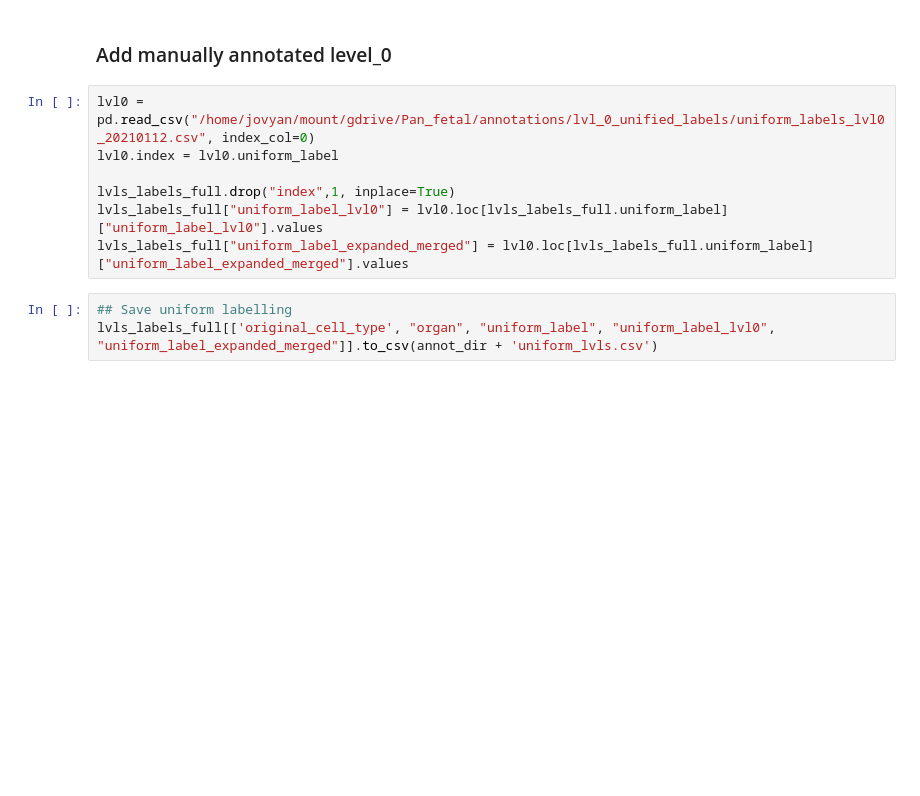
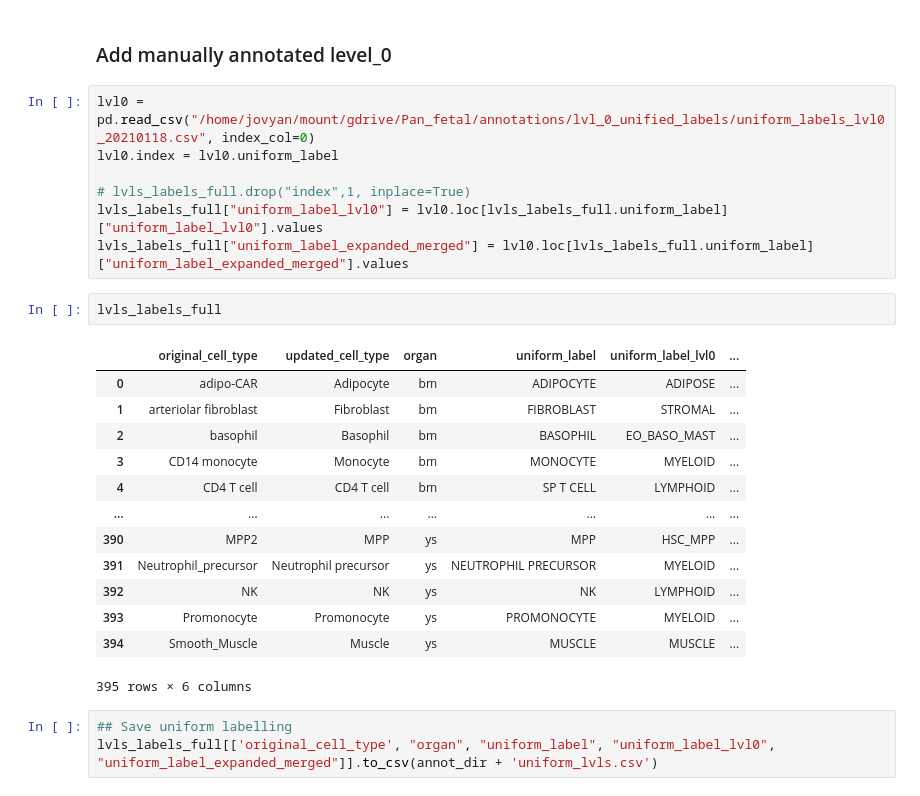
Before and after one commit to Teichlab/Pan_fetal_immune, a Jupyter notebook: notebooks/20201230_UniformCellLabels.ipynb, the cells around one changed output. Cells and saved outputs as stored; diff of their text form; blank space fills up the shorter version.

```diff
--- a/notebooks/20201230_UniformCellLabels.ipynb
+++ b/notebooks/20201230_UniformCellLabels.ipynb
@@ -261,12 +323,28 @@ coord_flip()
 # %% [markdown]
 ### Add manually annotated level_0
 # %%
-lvl0 = pd.read_csv("/home/jovyan/mount/gdrive/Pan_fetal/annotations/lvl_0_unified_labels/uniform_labels_lvl0_20210112.csv", index_col=0)
+lvl0 = pd.read_csv("/home/jovyan/mount/gdrive/Pan_fetal/annotations/lvl_0_unified_labels/uniform_labels_lvl0_20210118.csv", index_col=0)
 lvl0.index = lvl0.uniform_label
 
-lvls_labels_full.drop("index",1, inplace=True)
+# lvls_labels_full.drop("index",1, inplace=True)
 lvls_labels_full["uniform_label_lvl0"] = lvl0.loc[lvls_labels_full.uniform_label]["uniform_label_lvl0"].values
 lvls_labels_full["uniform_label_expanded_merged"] = lvl0.loc[lvls_labels_full.uniform_label]["uniform_label_expanded_merged"].values
+# %%
+lvls_labels_full
+# %% [output]
+|  | original_cell_type | updated_cell_type | organ | uniform_label | uniform_label_lvl0 | ... |
+| 0 | adipo-CAR | Adipocyte | bm | ADIPOCYTE | ADIPOSE | ... |
+| 1 | arteriolar fibroblast | Fibroblast | bm | FIBROBLAST | STROMAL | ... |
+| 2 | basophil | Basophil | bm | BASOPHIL | EO_BASO_MAST | ... |
+| 3 | CD14 monocyte | Monocyte | bm | MONOCYTE | MYELOID | ... |
+| 4 | CD4 T cell | CD4 T cell | bm | SP T CELL | LYMPHOID | ... |
+| ... | ... | ... | ... | ... | ... | ... |
+| 390 | MPP2 | MPP | ys | MPP | HSC_MPP | ... |
+| 391 | Neutrophil_precursor | Neutrophil precursor | ys | NEUTROPHIL PRECURSOR | MYELOID | ... |
+| 392 | NK | NK | ys | NK | LYMPHOID | ... |
+| 393 | Promonocyte | Promonocyte | ys | PROMONOCYTE | MYELOID | ... |
+| 394 | Smooth_Muscle | Muscle | ys | MUSCLE | MUSCLE | ... |
+395 rows × 6 columns
 # %%
 ## Save uniform labelling
 lvls_labels_full[['original_cell_type', "organ", "uniform_label", "uniform_label_lvl0", "uniform_label_expanded_merged"]].to_csv(annot_dir + 'uniform_lvls.csv')
```
Also changed, not shown: parts of 9 cells of this notebook, 3 other files.
